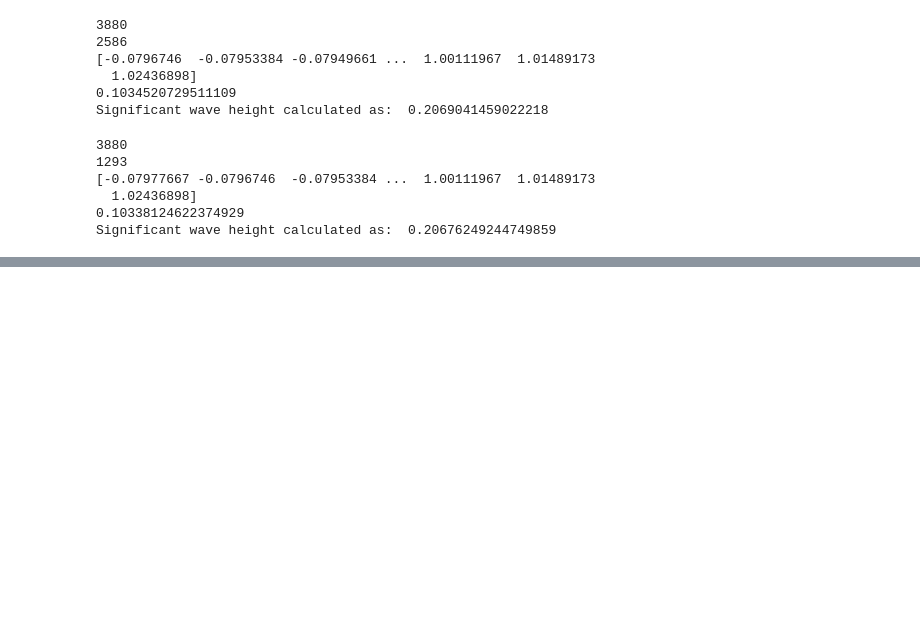
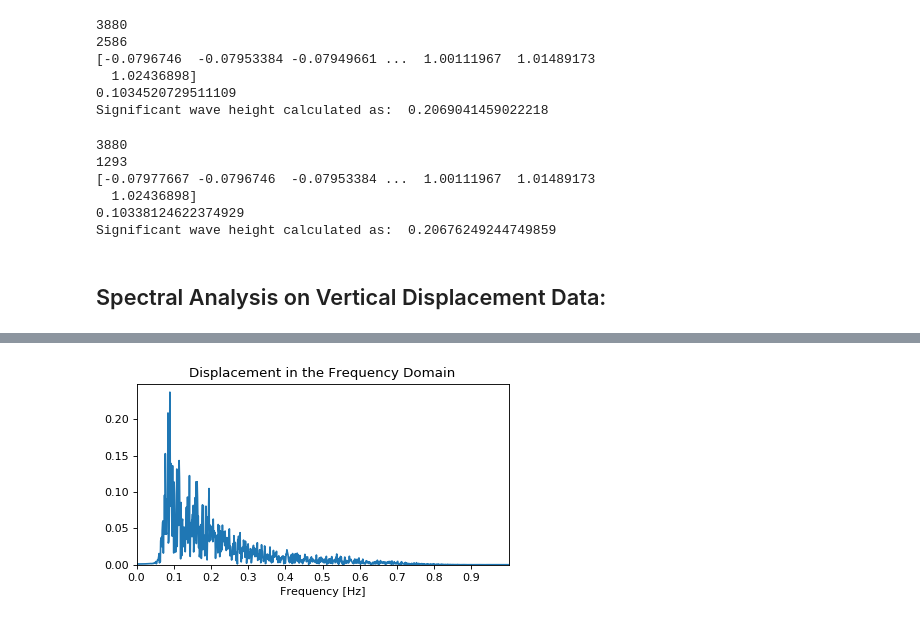
Before and after one commit to SUPScientist/CSE_145_237D_Smartfin, a Jupyter notebook: BuoyFloatData_DoubleIntegralAnalysis.ipynb, the cells around one changed output, grey strips where cells are left out. Saved outputs shown, nothing was run; the diff lists cells and outputs as text; code cells hidden in the pictures; blank space fills up the shorter version.

Commit message:
Added some spectral analysis to double integration displacement analysis

```diff
--- a/BuoyFloatData_DoubleIntegralAnalysis.ipynb
+++ b/BuoyFloatData_DoubleIntegralAnalysis.ipynb
@@ -975,3 +975,79 @@ print("Significant wave height calculated as: ", wave_height)
   1.02436898]
 0.10338124622374929
 Significant wave height calculated as:  0.20676249244749859
+# %% [markdown]
+## Spectral Analysis on Vertical Displacement Data:
+# %%
+from scipy import signal
+f_s = 4.0
+
+##PSD Step 2: Detrend the data
+#dacc_array = signal.detrend(new_dacc1)
+dacc_array = new_dacc1
+
+#Taking the FFT of acceleration:
+fft_acc = np.fft.fft(dacc_array)
+len_fft_acc = len(fft_acc)
+freq_acc = np.fft.fftfreq(len_fft_acc, 1/f_s)
+
+#Shifting the FFT of acceleration:
+fft_acc_shifted = np.fft.fftshift(fft_acc)
+freq_acc_shifted = np.fft.fftshift(freq_acc)
+
+#Normalize:
+fft_acc_normal = np.abs(fft_acc_shifted/len_fft_acc)*2
+
+
+#Now, multiply the accelerations by 1/w^2 to get the displacement in the frequency domain:
+
+f = abs(freq_acc_shifted[np.argmax(fft_acc_normal)])
+print(f)
+
+w = 2*np.pi*f
+omega = 1/w**2
+
+disp_normal = []
+
+for a in fft_acc_normal:
+    new_a = a*omega
+    disp_normal.append(new_a)
+
+#So now disp_normal should have the new values,
+#representing displacement in the frequency domain.
+
+
+#Calculating wave statistics
+peak_freq = np.abs(freq_acc_shifted[np.argmax(disp_normal)])
+print("Smartfin Peak Frequnecy: ", peak_freq)
+
+CDIP_peak_freq = 0.0714
+print("CDIP Peak Frequnecy: ", CDIP_peak_freq)
+
+print("Frequency Standard Error: ", abs(CDIP_peak_freq-peak_freq)/CDIP_peak_freq)
+
+peak_period = float(1/peak_freq)
+CDIP_peak_period = float(1/CDIP_peak_freq)
+
+
+print("Smartfin Peak Period: ", peak_period)
+print("CDIP Peak Period: ", CDIP_peak_period)
+print("Period Standard Error: ", abs(CDIP_peak_period-peak_period)/CDIP_peak_period)
+
+
+
+#representing displacement in the frequency domain.
+fig = plt.figure(num=None, figsize=(6,3), dpi=80, facecolor='w', edgecolor='k')
+
+# Returns the Axes instance
+ax = fig.add_subplot(111)
+
+
+ax.plot(freq_acc_shifted, disp_normal)
+ax.set_title("Displacement in the Frequency Domain")
+ax.set_xlabel('Frequency [Hz]')
+plt.xlim(0,1)
+plt.ylim(0,)
+plt.xticks(np.arange(0,1, step=.1))
+
+plt.show()
+# %% [output]
@@ -977,0 +1061 @@ Significant wave height calculated as:  0.20676249244749859
+[figure, added]
```
Also changed, not shown: parts of 1 cell of this notebook.
